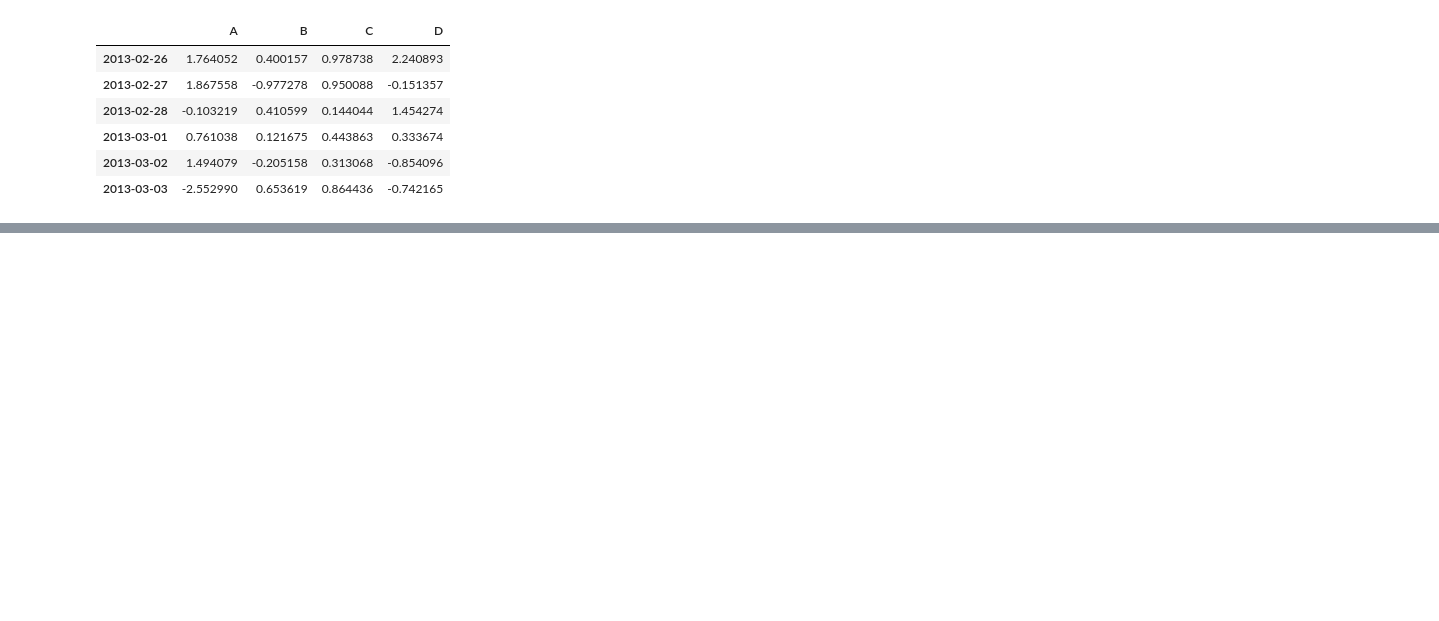
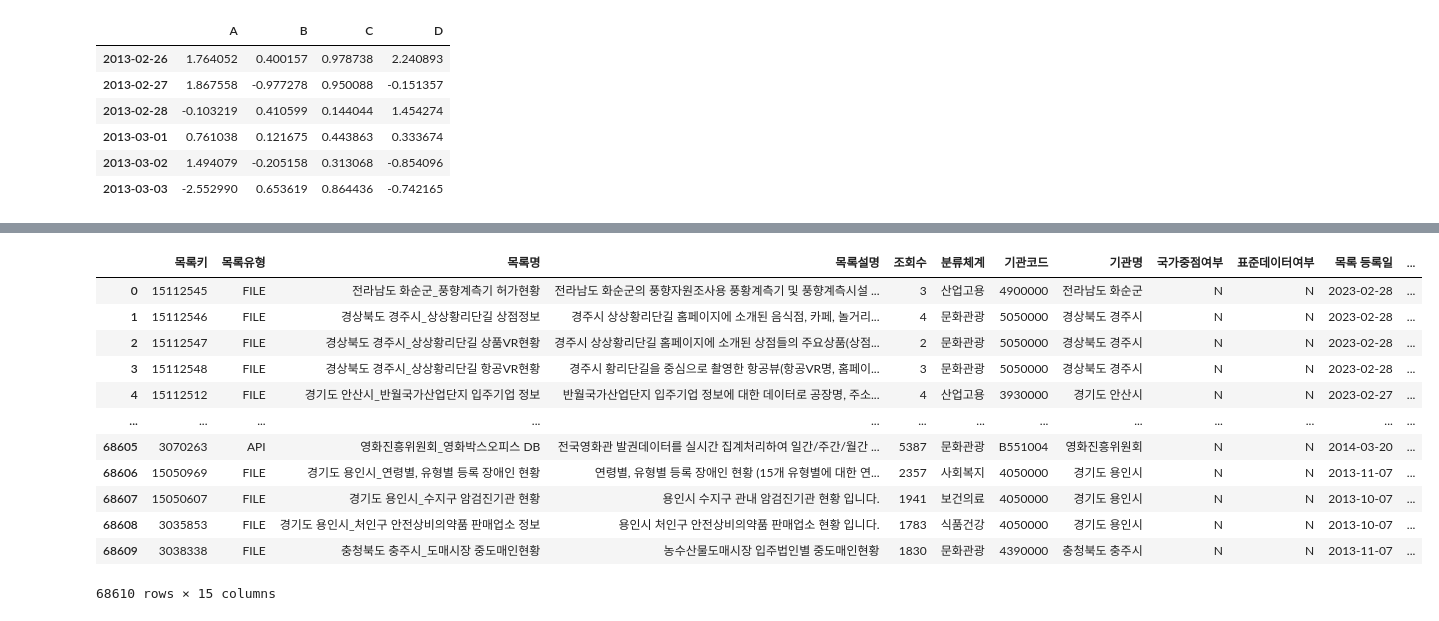
Before and after one commit to joohyeona/Encore-Data-Analysis-29th, a Jupyter notebook: Pandas.ipynb, the cells around one changed output, grey strips where cells are left out. Saved outputs shown, nothing was run; the diff lists cells and outputs as text; code cells hidden in the pictures; blank space fills up the shorter version.

Commit message:
dataframe

```diff
--- a/Pandas.ipynb
+++ b/Pandas.ipynb
@@ -677,0 +1196,20 @@ pd.DataFrame( data = np.random.randn(24).reshape(6, 4),
+# %%
+# 저도 온라인 csv 파일 가져올게용
+
+cities = pd.read_csv('공공데이터활용지원센터_공공데이터포털 목록개방현황_20230228.csv', encoding='cp949')
+# %%
+cities
+# %% [output]
+|  | 목록키 | 목록유형 | 목록명 | 목록설명 | 조회수 | 분류체계 | 기관코드 | 기관명 | 국가중점여부 | 표준데이터여부 | 목록 등록일 | ... |
+| 0 | 15112545 | FILE | 전라남도 화순군_풍향계측기 허가현황 | 전라남도 화순군의 풍향자원조사용 풍황계측기 및 풍향계측시설 ... | 3 | 산업고용 | 4900000 | 전라남도 화순군 | N | N | 2023-02-28 | ... |
+| 1 | 15112546 | FILE | 경상북도 경주시_상상황리단길 상점정보 | 경주시 상상황리단길 홈페이지에 소개된 음식점, 카페, 놀거리... | 4 | 문화관광 | 5050000 | 경상북도 경주시 | N | N | 2023-02-28 | ... |
+| 2 | 15112547 | FILE | 경상북도 경주시_상상황리단길 상품VR현황 | 경주시 상상황리단길 홈페이지에 소개된 상점들의 주요상품(상점... | 2 | 문화관광 | 5050000 | 경상북도 경주시 | N | N | 2023-02-28 | ... |
+| 3 | 15112548 | FILE | 경상북도 경주시_상상황리단길 항공VR현황 | 경주시 황리단길을 중심으로 촬영한 항공뷰(항공VR명, 홈페이... | 3 | 문화관광 | 5050000 | 경상북도 경주시 | N | N | 2023-02-28 | ... |
+| 4 | 15112512 | FILE | 경기도 안산시_반월국가산업단지 입주기업 정보 | 반월국가산업단지 입주기업 정보에 대한 데이터로 공장명, 주소... | 4 | 산업고용 | 3930000 | 경기도 안산시 | N | N | 2023-02-27 | ... |
+| ... | ... | ... | ... | ... | ... | ... | ... | ... | ... | ... | ... | ... |
+| 68605 | 3070263 | API | 영화진흥위원회_영화박스오피스 DB | 전국영화관 발권데이터를 실시간 집계처리하여 일간/주간/월간 ... | 5387 | 문화관광 | B551004 | 영화진흥위원회 | N | N | 2014-03-20 | ... |
+| 68606 | 15050969 | FILE | 경기도 용인시_연령별, 유형별 등록 장애인 현황 | 연령별, 유형별 등록 장애인 현황 (15개 유형별에 대한 연... | 2357 | 사회복지 | 4050000 | 경기도 용인시 | N | N | 2013-11-07 | ... |
+| 68607 | 15050607 | FILE | 경기도 용인시_수지구 암검진기관 현황 | 용인시 수지구 관내 암검진기관 현황 입니다. | 1941 | 보건의료 | 4050000 | 경기도 용인시 | N | N | 2013-10-07 | ... |
+| 68608 | 3035853 | FILE | 경기도 용인시_처인구 안전상비의약품 판매업소 정보 | 용인시 처인구 안전상비의약품 판매업소 현황 입니다. | 1783 | 식품건강 | 4050000 | 경기도 용인시 | N | N | 2013-10-07 | ... |
+| 68609 | 3038338 | FILE | 충청북도 충주시_도매시장 중도매인현황 | 농수산물도매시장 입주법인별 중도매인현황 | 1830 | 문화관광 | 4390000 | 충청북도 충주시 | N | N | 2013-11-07 | ... |
+68610 rows × 15 columns
```
Also changed, not shown: parts of 52 cells of this notebook, 1 other file.
